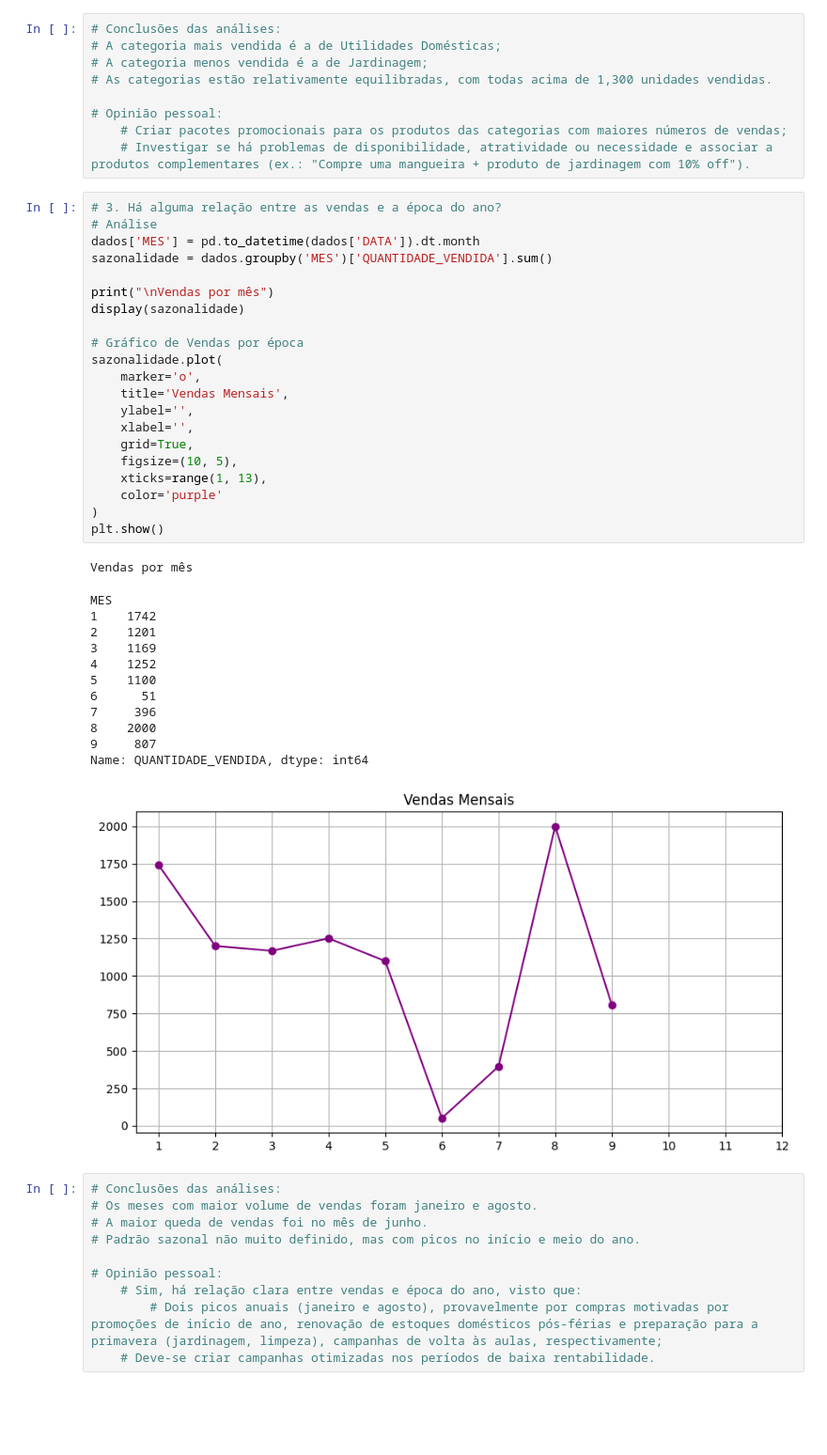
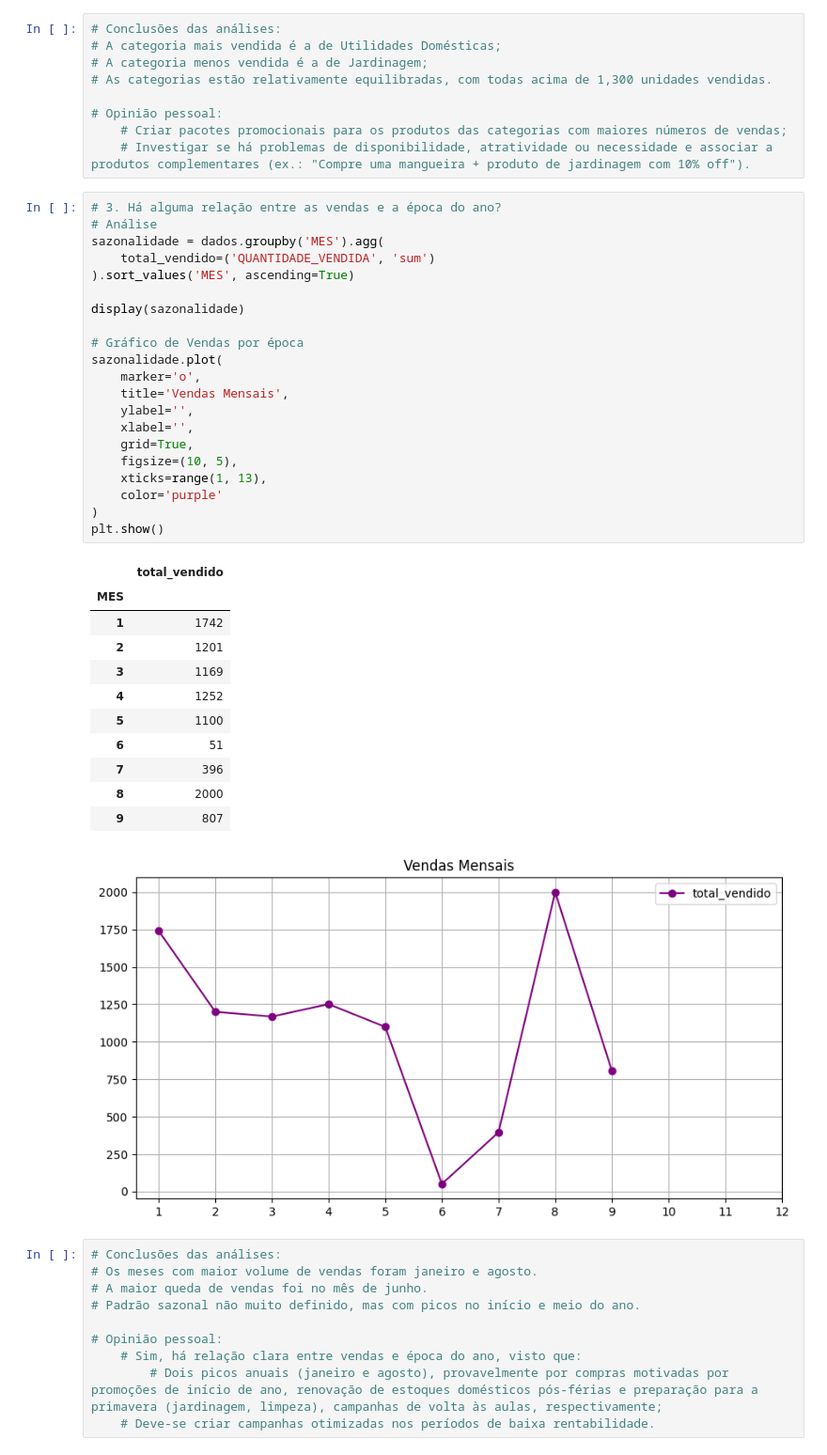
Before and after one commit to anajuliacbf/desafio-data-analytics, a Jupyter notebook: xyz.ipynb, the cells around one changed output. Shown at 94% size. Saved outputs shown, nothing was run; the diff lists cells and outputs as text; blank space fills up the shorter version.

Commit message:
Atualização do modelo do Dataframe da questão 3

```diff
--- a/xyz.ipynb
+++ b/xyz.ipynb
@@ -144,38 +144,37 @@ Categorias por desempenho:
 # %%
 # 3. Há alguma relação entre as vendas e a época do ano?
 # Análise
-dados['MES'] = pd.to_datetime(dados['DATA']).dt.month
-sazonalidade = dados.groupby('MES')['QUANTIDADE_VENDIDA'].sum()
+sazonalidade = dados.groupby('MES').agg(
+    total_vendido=('QUANTIDADE_VENDIDA', 'sum')
+).sort_values('MES', ascending=True)
 
-print("\nVendas por mês")
 display(sazonalidade)
 
 # Gráfico de Vendas por época
 sazonalidade.plot(
     marker='o',
     title='Vendas Mensais',
     ylabel='',
     xlabel='',
     grid=True,
     figsize=(10, 5),
     xticks=range(1, 13),
     color='purple'
 )
 plt.show()
 # %% [output]
-Vendas por mês
-MES
-1    1742
-2    1201
-3    1169
-4    1252
-5    1100
-6      51
-7     396
-8    2000
-9     807
-Name: QUANTIDADE_VENDIDA, dtype: int64
+|  | total_vendido |
+| MES |  |
+| 1 | 1742 |
+| 2 | 1201 |
+| 3 | 1169 |
+| 4 | 1252 |
+| 5 | 1100 |
+| 6 | 51 |
+| 7 | 396 |
+| 8 | 2000 |
+| 9 | 807 |
-[figure, old version]
+[figure, new version]
 # %%
 # Conclusões das análises:
 # Os meses com maior volume de vendas foram janeiro e agosto.
```
